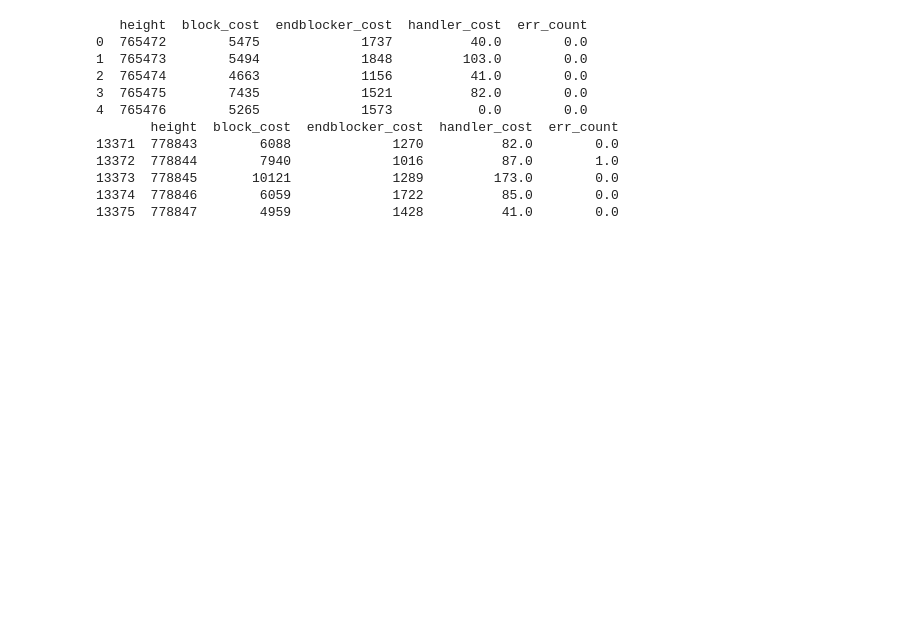
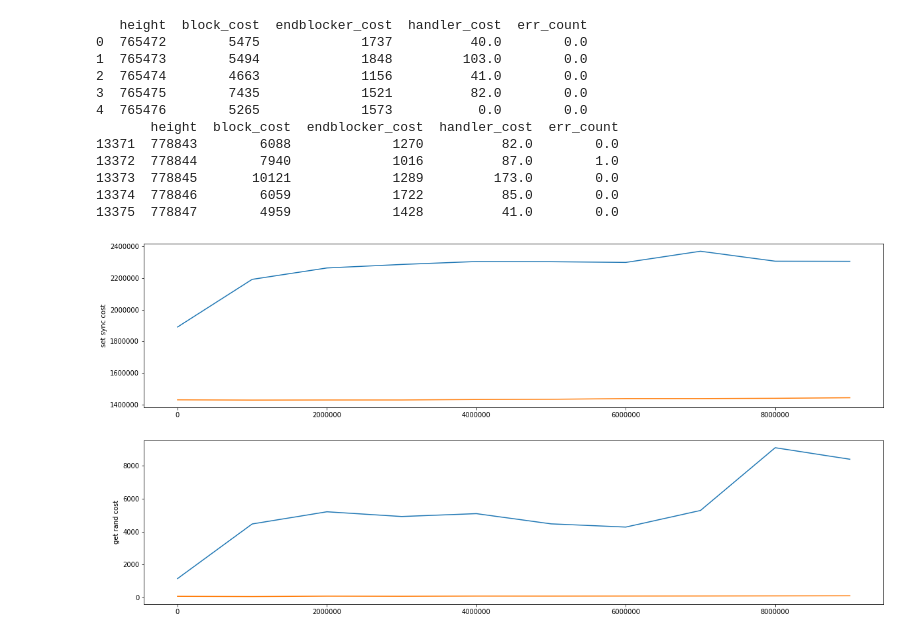
Before and after one commit to Tjan147/logparser, a Jupyter notebook: analyser/parsed_data_plot.ipynb, the cells around one changed output. Drawn from its saved outputs; the diff is of its cells as text; code cells hidden in the pictures; blank space fills up the shorter version.

```diff
--- a/analyser/parsed_data_plot.ipynb
+++ b/analyser/parsed_data_plot.ipynb
@@ -60,3 +60,45 @@ plt.savefig('./' + target + '.png')
 13373  778845       10121             1289         173.0        0.0
 13374  778846        6059             1722          85.0        0.0
 13375  778847        4959             1428          41.0        0.0
+# %%
+# plot the block intervals
+# imports
+import os.path
+import pandas as pd
+import matplotlib.pyplot as plt
+
+# load log file's name
+with open('./target.txt', 'r') as target_file:
+    target = target_file.read()
+
+# form parsed data file name
+def gen_csv_path(log_type):
+    return './data/' + target + '.' + log_type + '.csv'
+
+# read $target.setSync as dataframe
+df_set = pd.read_csv(gen_csv_path("setSync"))
+df_set_fsdb = df_set.loc[(df_set['backend'] == "direct_fsdb") & (df_set['existing'] <= 9000000)]
+df_set_goleveldb = df_set.loc[(df_set['backend'] == "direct_goleveldb") & (df_set['existing'] <= 9000000)]
+
+plt.figure(figsize=(20, 10))
+
+plt.subplot(2, 1, 1)
+plt.plot(df_set_fsdb['existing'], df_set_fsdb['cost'])
+plt.plot(df_set_goleveldb['existing'], df_set_goleveldb['cost'])
+plt.ylabel('set sync cost')
+
+# read $target.getRand as dataframe
+df_get = pd.read_csv(gen_csv_path("getRand"))
+
+df_get_fsdb = df_get.loc[(df_get['backend'] == "direct_fsdb") & (df_get['existing'] <= 9000000)]
+df_get_goleveldb = df_get.loc[(df_get['backend'] == "direct_goleveldb") & (df_get['existing'] <= 9000000)]
+
+plt.subplot(2, 1, 2)
+plt.plot(df_get_fsdb['existing'], df_get_fsdb['cost'])
+plt.plot(df_get_goleveldb['existing'], df_get_goleveldb['cost'])
+plt.ylabel('get rand cost')
+
+#plt.legend()
+plt.savefig('./' + target + '.png')
+# %% [output]
+[figure, added]
```
Also changed, not shown: 2 other files.
